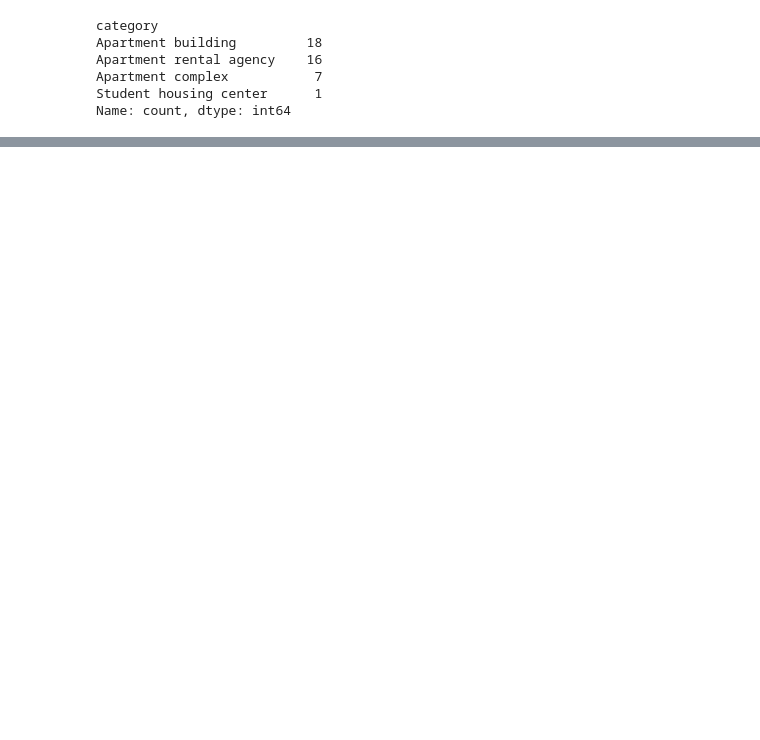
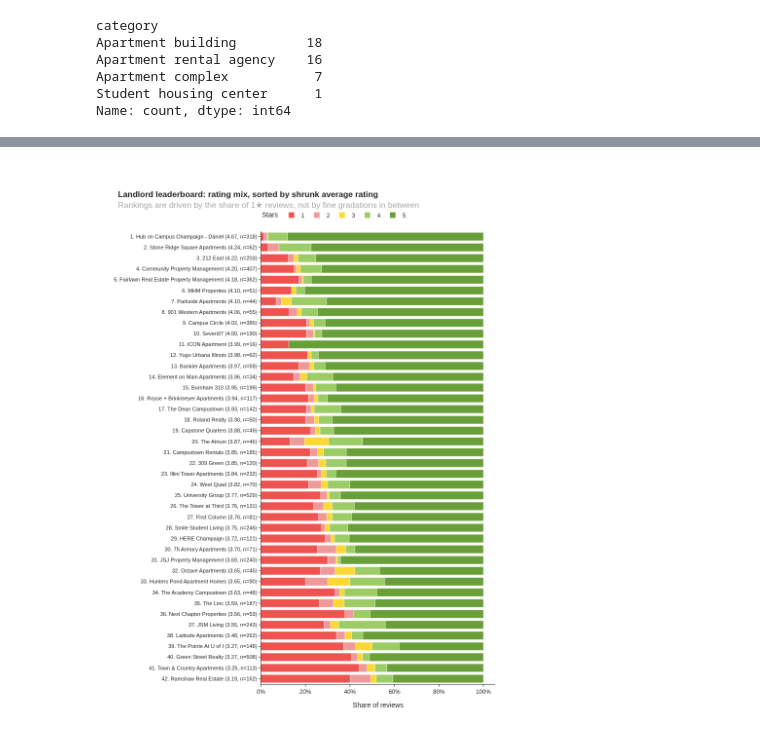
Before and after one commit to subwaymatch/analytics-case-development, a Jupyter notebook: cu-leasing-companies/cu-leasing-companies.ipynb, the cells around one changed output, grey strips where cells are left out. Saved outputs shown, nothing was run; the diff lists cells and outputs as text; code cells hidden in the pictures; blank space fills up the shorter version.

```diff
--- a/cu-leasing-companies/cu-leasing-companies.ipynb
+++ b/cu-leasing-companies/cu-leasing-companies.ipynb
@@ -119,0 +263,18 @@ df_r.to_csv('reviews.csv', index=None)
+# %%
+prior_weight = 50  # the prior counts as 50 "average" reviews
+global_mean = df['review_rating'].mean()
+
+df_landlords['shrunk_avg'] = (
+    (df_landlords['avg_rating'] * df_landlords['num_reviews'] + prior_weight * global_mean)
+    / (df_landlords['num_reviews'] + prior_weight)
+)
+df_landlords['raw_rank'] = df_landlords['avg_rating'].rank(ascending=False, method='min').astype(int)
+df_landlords['rank'] = df_landlords['shrunk_avg'].rank(ascending=False, method='min').astype(int)
+df_landlords = df_landlords.sort_values('rank').reset_index(drop=True)
+
+print(f'Overall average rating (prior mean): {global_mean:.2f}')
+mover = df_landlords.loc[(df_landlords['raw_rank'] - df_landlords['rank']).abs().idxmax()]
+print(f"Biggest shrinkage move: {mover['name']} (n={mover['num_reviews']}): raw average {mover['avg_rating']:.2f} "
+      f"(rank {mover['raw_rank']}) -> shrunk {mover['shrunk_avg']:.2f} (rank {mover['rank']})")
+leaderboard_cols = ['rank', 'raw_rank', 'name', 'num_reviews', 'avg_rating', 'shrunk_avg', 'one_star_share']
+pd.concat([df_landlords[leaderboard_cols].head(5), df_landlords[leaderboard_cols].tail(5)]).round(2)
@@ -119,0 +295,32 @@ df_r.to_csv('reviews.csv', index=None)
+# %%
+df_mix = df.assign(stars=df['review_rating'].astype(str)) \
+    .groupby(['name', 'stars'], as_index=False) \
+    .agg({'review_id': 'count'}) \
+    .rename(columns={'review_id': 'num_reviews'})
+df_mix['percentage'] = df_mix['num_reviews'] / df_mix.groupby('name')['num_reviews'].transform('sum')
+
+# label each landlord with its leaderboard rank, shrunk average, and review count
+labels = df_landlords.set_index('name').apply(
+    lambda r: f"{r['rank']}. {r.name} ({r['shrunk_avg']:.2f}, n={r['num_reviews']})", axis=1
+)
+df_mix['landlord'] = df_mix['name'].map(labels)
+
+fig = px.bar(
+    df_mix,
+    x='percentage',
+    y='landlord',
+    color='stars',
+    color_discrete_map=rating_colors,
+    category_orders={'landlord': labels.loc[df_landlords['name']].tolist(), 'stars': ['1', '2', '3', '4', '5']},
+    orientation='h',
+    labels={'percentage': 'Share of reviews', 'landlord': '', 'stars': 'Stars'},
+    title='<b>Landlord leaderboard: rating mix, sorted by shrunk average rating</b><br>'
+          '<span style="color: #aaa;">Rankings are driven by the share of 1★ reviews, not by fine gradations in between</span>',
+    width=900, height=1150
+)
+fig.update_layout(xaxis_tickformat=',.0%', legend=dict(orientation='h', y=1.02, x=0, yanchor='bottom'),
+                  margin=dict(t=140), bargap=0.25)
+fig.update_yaxes(tickfont_size=11)
+fig.show()
+# %% [output]
+[figure, added]
```
Also changed, not shown: parts of 63 cells of this notebook, 1 other file.
